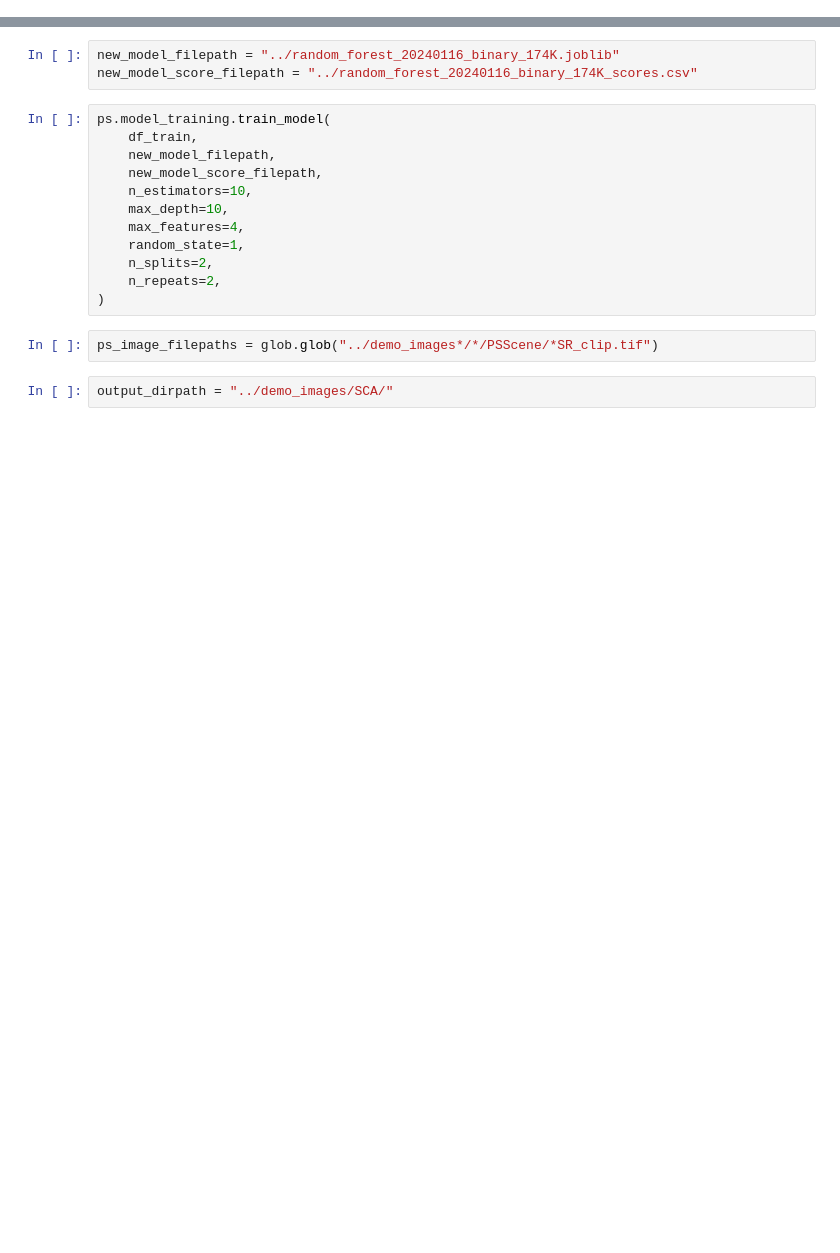
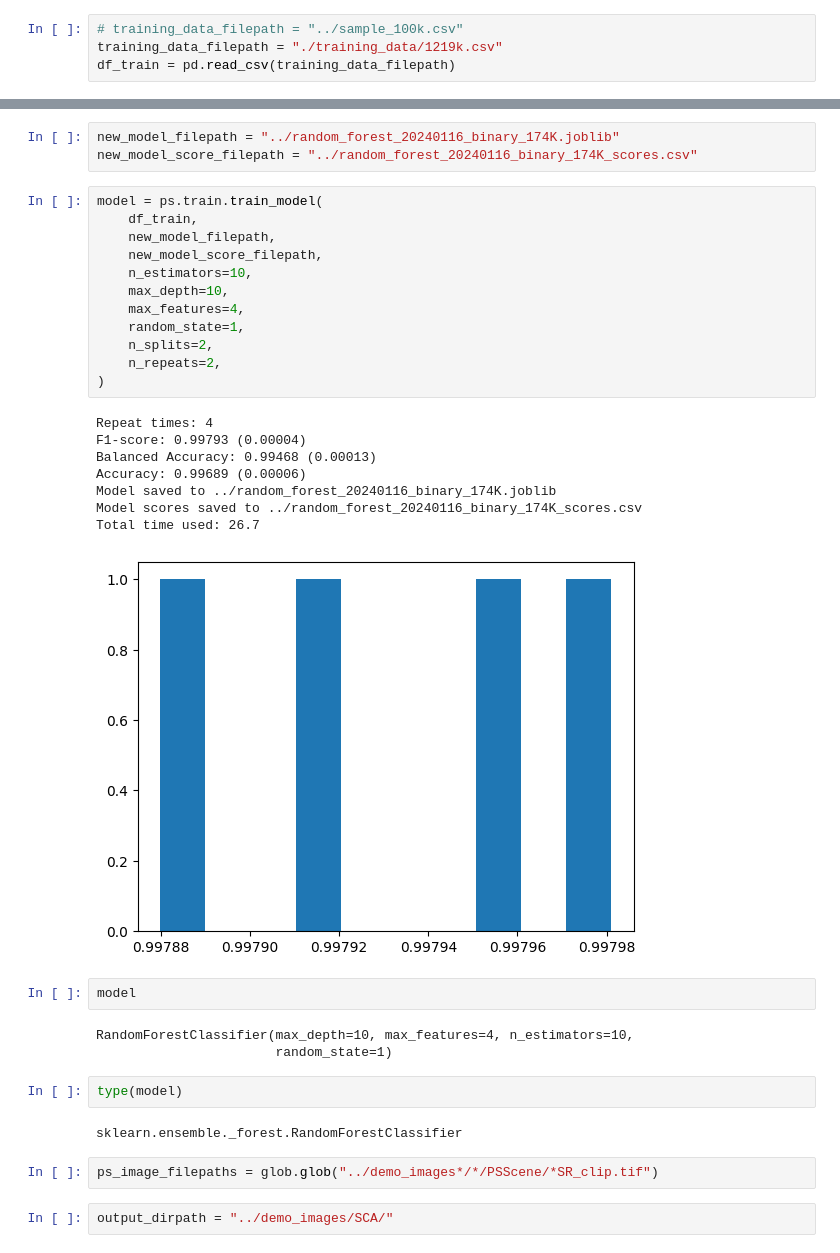
Before and after one commit to spestana/planetsca, a Jupyter notebook: demo/train_predict.ipynb, the cells around one changed output, grey strips where cells are left out. Drawn from its saved outputs; the diff is of its cells as text; blank space fills up the shorter version.

```diff
--- a/demo/train_predict.ipynb
+++ b/demo/train_predict.ipynb
@@ -15,2 +9,6 @@ df_train = ps.data_preparation.data_training_existing("../sample_100k.csv")
+# %%
+# training_data_filepath = "../sample_100k.csv"
+training_data_filepath = "./training_data/1219k.csv"
+df_train = pd.read_csv(training_data_filepath)
 # %%
 df_train.head()
@@ -18,17 +23,35 @@ df_train.head()
 new_model_filepath = "../random_forest_20240116_binary_174K.joblib"
 new_model_score_filepath = "../random_forest_20240116_binary_174K_scores.csv"
 # %%
-ps.model_training.train_model(
+model = ps.train.train_model(
     df_train,
     new_model_filepath,
     new_model_score_filepath,
     n_estimators=10,
     max_depth=10,
     max_features=4,
     random_state=1,
     n_splits=2,
     n_repeats=2,
 )
+# %% [output]
+Repeat times: 4
+F1-score: 0.99793 (0.00004)
+Balanced Accuracy: 0.99468 (0.00013)
+Accuracy: 0.99689 (0.00006)
+Model saved to ../random_forest_20240116_binary_174K.joblib
+Model scores saved to ../random_forest_20240116_binary_174K_scores.csv
+Total time used: 26.7
+[figure, added]
+# %%
+model
+# %% [output]
+RandomForestClassifier(max_depth=10, max_features=4, n_estimators=10,
+                       random_state=1)
+# %%
+type(model)
+# %% [output]
+sklearn.ensemble._forest.RandomForestClassifier
 # %%
 ps_image_filepaths = glob.glob("../demo_images*/*/PSScene/*SR_clip.tif")
 # %%
```
Also changed, not shown: parts of 5 cells of this notebook, 1 other file.
